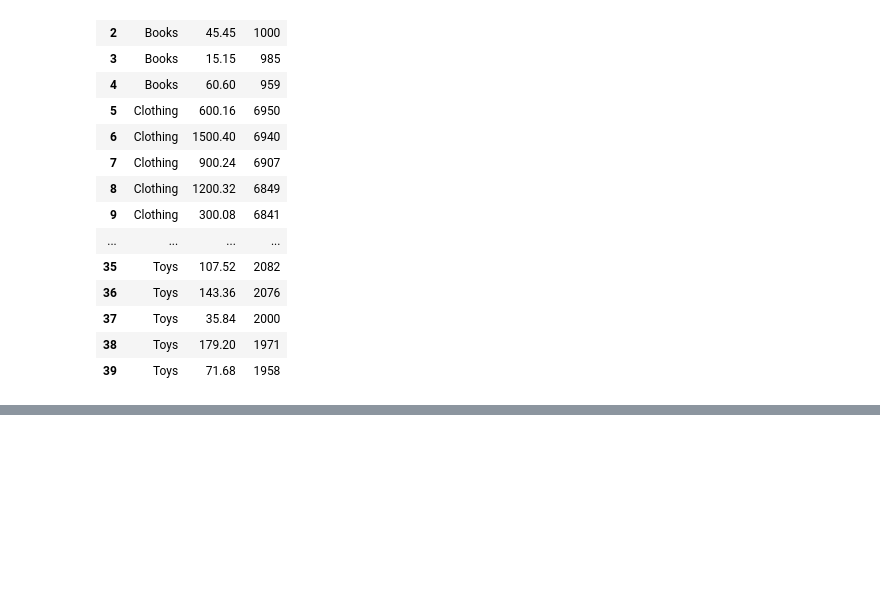
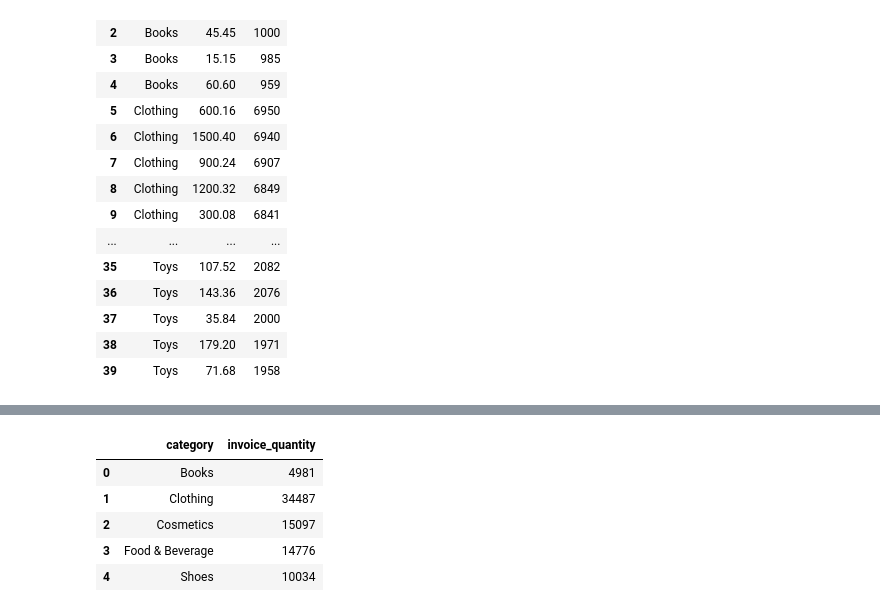
Before and after one commit to sleepmagnus/retail_analysis, a Jupyter notebook: retail.ipynb, the cells around one changed output, grey strips where cells are left out. Saved outputs shown, nothing was run; the diff lists cells and outputs as text; code cells hidden in the pictures; blank space fills up the shorter version.

```diff
--- a/retail.ipynb
+++ b/retail.ipynb
@@ -469,0 +513,10 @@ df7_1.groupby('category')['price'].value_counts().reset_index()
+# %%
+
+df8_1.head()
+# %% [output]
+|  | category | invoice_quantity |
+| 0 | Books | 4981 |
+| 1 | Clothing | 34487 |
+| 2 | Cosmetics | 15097 |
+| 3 | Food & Beverage | 14776 |
+| 4 | Shoes | 10034 |
```
Also changed, not shown: parts of 10 cells of this notebook.
